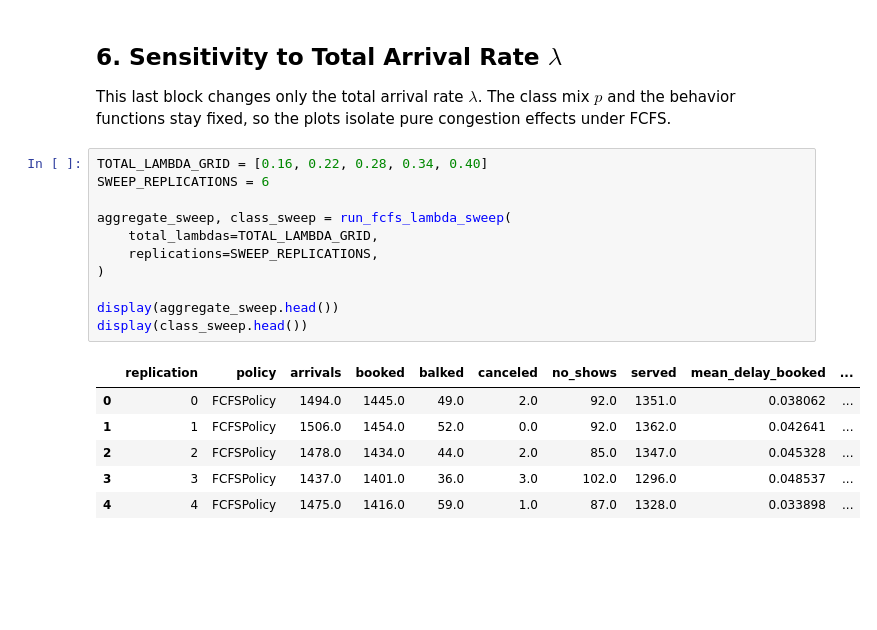
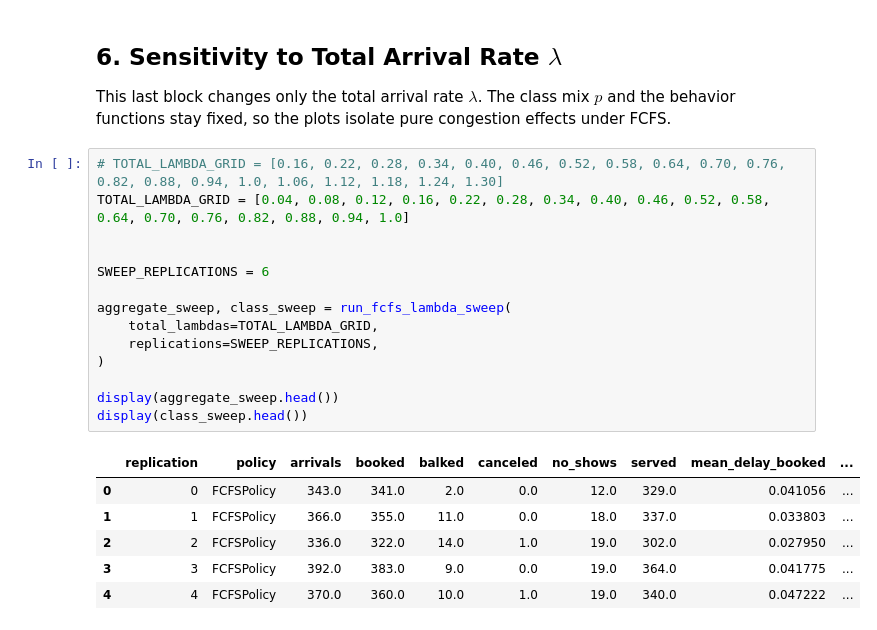
Before and after one commit to alexandre-sdd/research_cuimc_queuing, a Jupyter notebook: Notebooks/simulation.ipynb, the cells around one changed output. Drawn from its saved outputs; the diff is of its cells as text; blank space fills up the shorter version.

```diff
--- a/Notebooks/simulation.ipynb
+++ b/Notebooks/simulation.ipynb
@@ -689,21 +689,24 @@ The useful contrast is usually:
 
 This last block changes only the total arrival rate $\lambda$. The class mix $p$ and the behavior functions stay fixed, so the plots isolate pure congestion effects under FCFS.
 # %%
-TOTAL_LAMBDA_GRID = [0.16, 0.22, 0.28, 0.34, 0.40]
+# TOTAL_LAMBDA_GRID = [0.16, 0.22, 0.28, 0.34, 0.40, 0.46, 0.52, 0.58, 0.64, 0.70, 0.76, 0.82, 0.88, 0.94, 1.0, 1.06, 1.12, 1.18, 1.24, 1.30]
+TOTAL_LAMBDA_GRID = [0.04, 0.08, 0.12, 0.16, 0.22, 0.28, 0.34, 0.40, 0.46, 0.52, 0.58, 0.64, 0.70, 0.76, 0.82, 0.88, 0.94, 1.0]
+
+
 SWEEP_REPLICATIONS = 6
 
 aggregate_sweep, class_sweep = run_fcfs_lambda_sweep(
     total_lambdas=TOTAL_LAMBDA_GRID,
     replications=SWEEP_REPLICATIONS,
 )
 
 display(aggregate_sweep.head())
 display(class_sweep.head())
 # %% [output]
 |  | replication | policy | arrivals | booked | balked | canceled | no_shows | served | mean_delay_booked | ... |
-| 0 | 0 | FCFSPolicy | 1494.0 | 1445.0 | 49.0 | 2.0 | 92.0 | 1351.0 | 0.038062 | ... |
-| 1 | 1 | FCFSPolicy | 1506.0 | 1454.0 | 52.0 | 0.0 | 92.0 | 1362.0 | 0.042641 | ... |
-| 2 | 2 | FCFSPolicy | 1478.0 | 1434.0 | 44.0 | 2.0 | 85.0 | 1347.0 | 0.045328 | ... |
-| 3 | 3 | FCFSPolicy | 1437.0 | 1401.0 | 36.0 | 3.0 | 102.0 | 1296.0 | 0.048537 | ... |
-| 4 | 4 | FCFSPolicy | 1475.0 | 1416.0 | 59.0 | 1.0 | 87.0 | 1328.0 | 0.033898 | ... |
+| 0 | 0 | FCFSPolicy | 343.0 | 341.0 | 2.0 | 0.0 | 12.0 | 329.0 | 0.041056 | ... |
+| 1 | 1 | FCFSPolicy | 366.0 | 355.0 | 11.0 | 0.0 | 18.0 | 337.0 | 0.033803 | ... |
+| 2 | 2 | FCFSPolicy | 336.0 | 322.0 | 14.0 | 1.0 | 19.0 | 302.0 | 0.027950 | ... |
+| 3 | 3 | FCFSPolicy | 392.0 | 383.0 | 9.0 | 0.0 | 19.0 | 364.0 | 0.041775 | ... |
+| 4 | 4 | FCFSPolicy | 370.0 | 360.0 | 10.0 | 1.0 | 19.0 | 340.0 | 0.047222 | ... |
 |  | class_id | label | mean_delay_booked | booked_within_access_target_per_a... | served_per_booked | lambda_total | ... |
```
Also changed, not shown: parts of 7 cells of this notebook, 9 other files.
